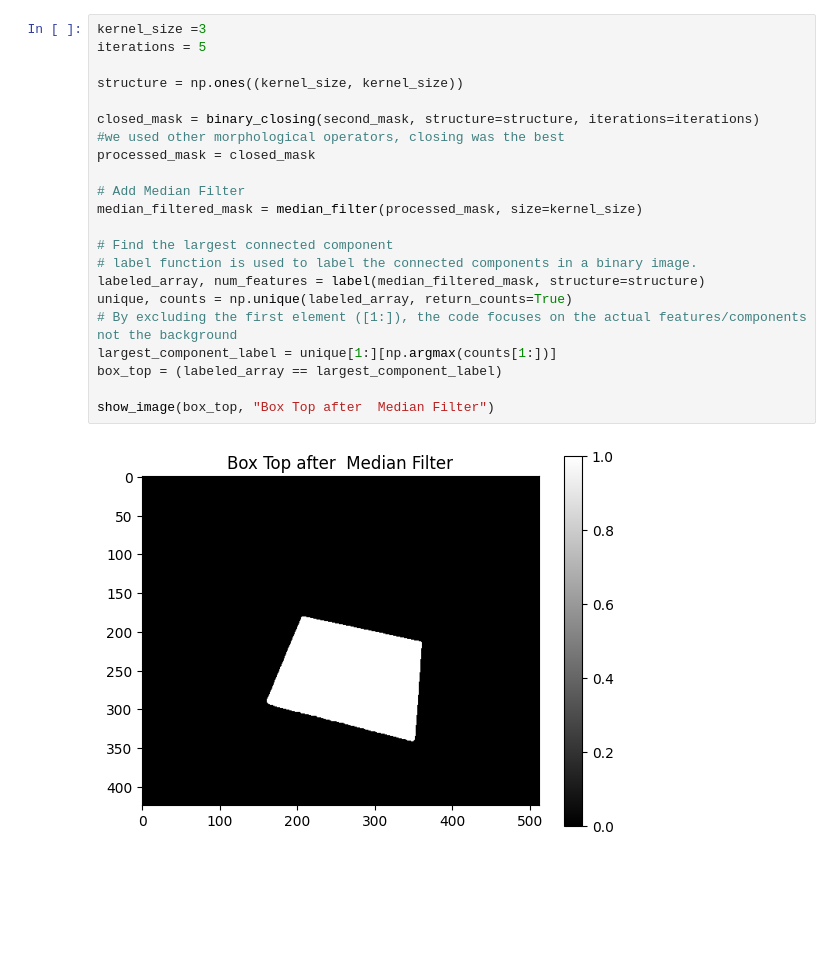
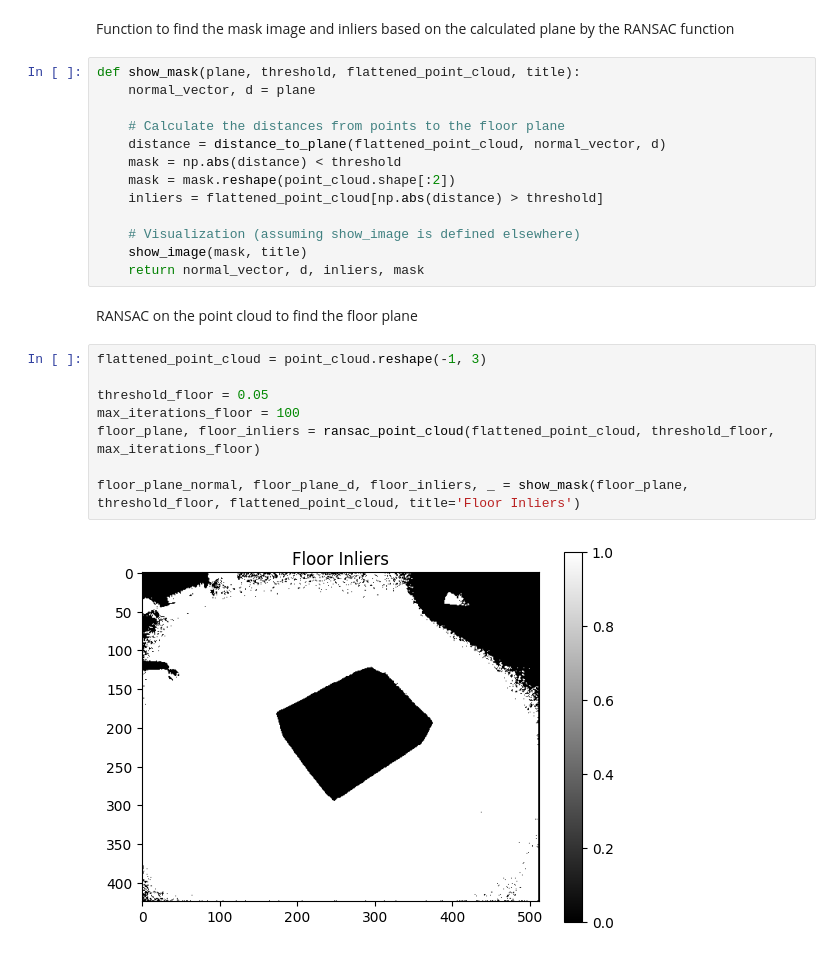
Before and after one commit to samasadii/computer-vision-project, a Jupyter notebook: exercise1/main.ipynb, the cells around one changed output. Saved outputs shown, nothing was run; the diff lists cells and outputs as text; blank space fills up the shorter version.

```diff
--- a/exercise1/main.ipynb
+++ b/exercise1/main.ipynb
@@ -101,24 +89,27 @@ show_image(second_mask,"second ransac")
-# %%
-kernel_size =3
-iterations = 5
-
-structure = np.ones((kernel_size, kernel_size))
-
-closed_mask = binary_closing(second_mask, structure=structure, iterations=iterations)
-#we used other morphological operators, closing was the best
-processed_mask = closed_mask
-
-# Add Median Filter
-median_filtered_mask = median_filter(processed_mask, size=kernel_size)
-
-# Find the largest connected component
-# label function is used to label the connected components in a binary image.
-labeled_array, num_features = label(median_filtered_mask, structure=structure)
-unique, counts = np.unique(labeled_array, return_counts=True)
-# By excluding the first element ([1:]), the code focuses on the actual features/components not the background
-largest_component_label = unique[1:][np.argmax(counts[1:])]
-box_top = (labeled_array == largest_component_label)
-
-show_image(box_top, "Box Top after  Median Filter")
-# %% [output]
-[figure, removed]
+# %% [markdown]
+Function to find the mask image and inliers based on the calculated plane by the RANSAC function
+# %%
+def show_mask(plane, threshold, flattened_point_cloud, title):
+    normal_vector, d = plane
+
+    # Calculate the distances from points to the floor plane
+    distance = distance_to_plane(flattened_point_cloud, normal_vector, d)
+    mask = np.abs(distance) < threshold
+    mask = mask.reshape(point_cloud.shape[:2])
+    inliers = flattened_point_cloud[np.abs(distance) > threshold]
+
+    # Visualization (assuming show_image is defined elsewhere)
+    show_image(mask, title)
+    return normal_vector, d, inliers, mask
+# %% [markdown]
+RANSAC on the point cloud to find the floor plane
+# %%
+flattened_point_cloud = point_cloud.reshape(-1, 3)
+
+threshold_floor = 0.05
+max_iterations_floor = 100
+floor_plane, floor_inliers = ransac_point_cloud(flattened_point_cloud, threshold_floor, max_iterations_floor)
+
+floor_plane_normal, floor_plane_d, floor_inliers, _ = show_mask(floor_plane, threshold_floor, flattened_point_cloud, title='Floor Inliers')
+# %% [output]
+[figure, added]
```
Also changed, not shown: parts of 13 cells of this notebook.
